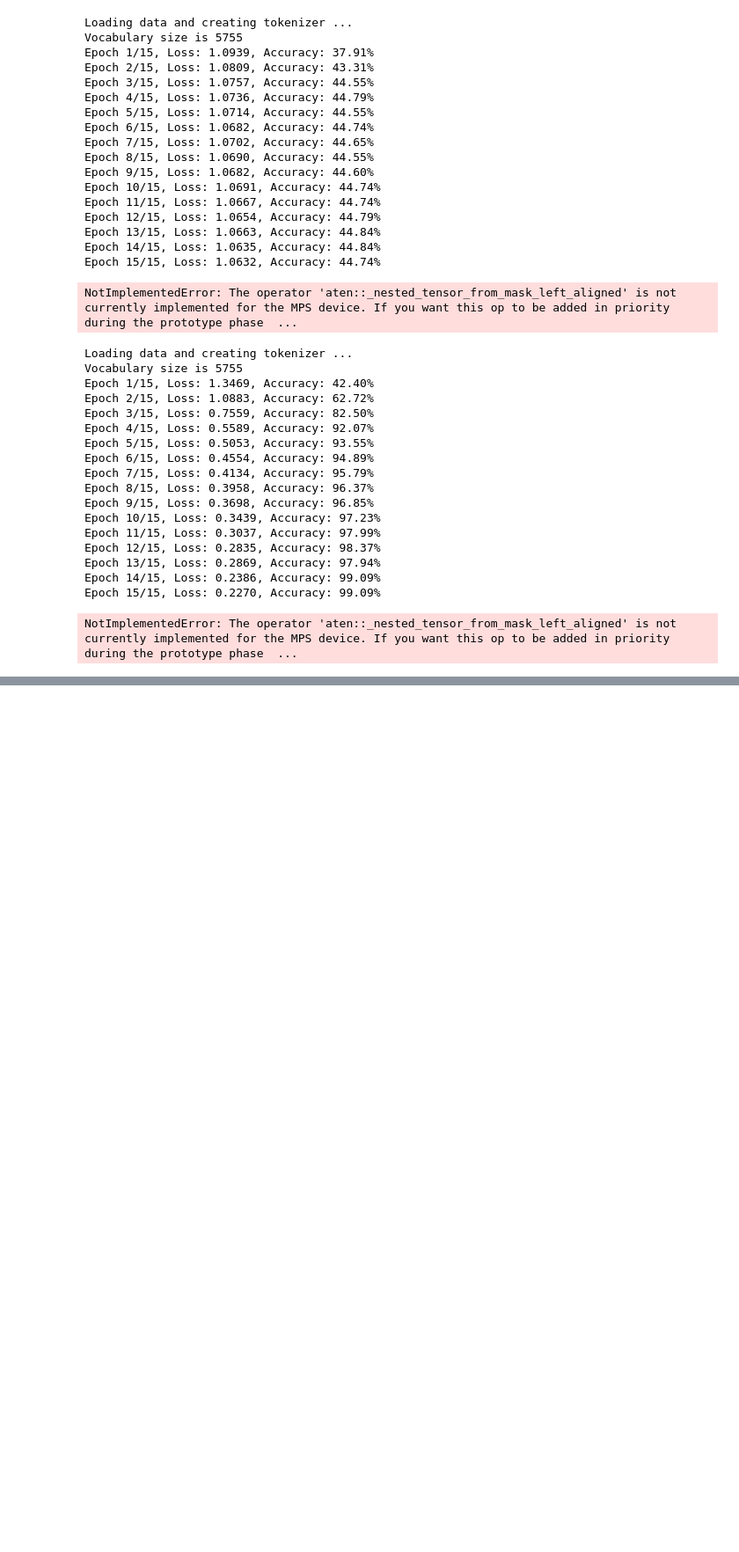
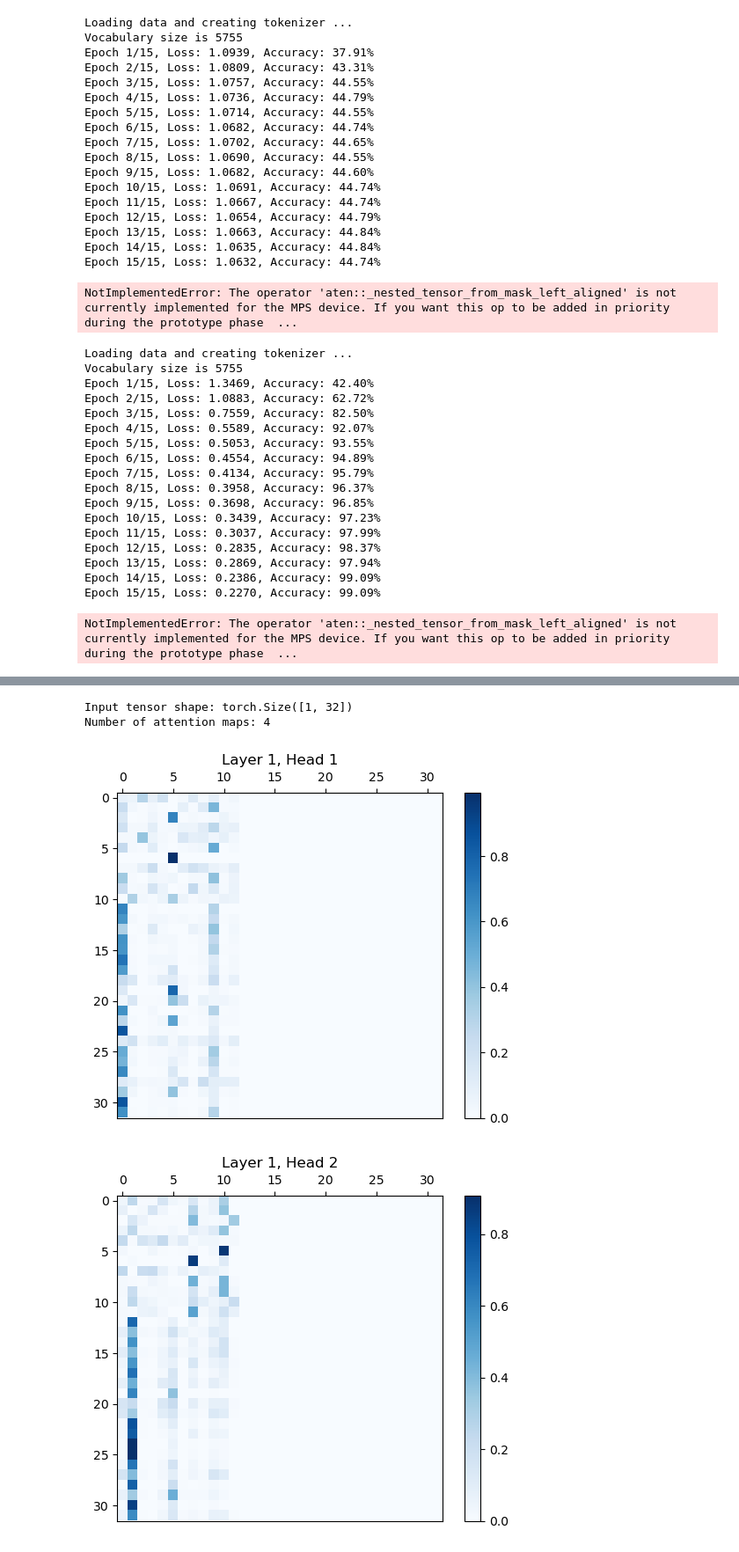
Before and after one commit to HZEmpire/CSE256_PA2_code, a Jupyter notebook: test.ipynb, the cells around one changed output, grey strips where cells are left out. Shown at 88% size. Drawn from its saved outputs; the diff is of its cells as text; code cells hidden in the pictures; blank space fills up the shorter version.

```diff
--- a/test.ipynb
+++ b/test.ipynb
@@ -666,0 +870,74 @@ RuntimeError: The size of tensor a (29) must match the size of tensor b (32) at
+# %%
+
+import matplotlib.pyplot as plt
+import torch
+
+class Utilities:
+    def __init__(self, tokenizer, model):
+        self.tokenizer = tokenizer
+        self.model = model
+
+    def sanity_check(self, sentence, block_size):
+        # Encode the sentence using the tokenizer
+        wordids = self.tokenizer.encode(sentence)
+
+        # Prepare the padded input for the model
+        padded_sentence = wordids[:block_size] + [0] * (block_size - len(wordids))
+        input_tensor = torch.tensor(padded_sentence, dtype=torch.long).unsqueeze(0)
+
+        # Move the input tensor to the same device as the model
+        device = next(self.model.parameters()).device
+        input_tensor = input_tensor.to(device)
+
+        # Create attention mask
+        attention_mask = (input_tensor != 0).float().to(device)
+
+        # Display input tensor shape
+        print("Input tensor shape:", input_tensor.shape)
+
+        # Process the input tensor through the encoder model with attention mask
+        _, attn_maps = self.model(input_tensor, mask=attention_mask)
+
+        # Display the number of attention maps (number of layers)
+        print("Number of attention maps:", len(attn_maps))
+
+        # Visualize and save the attention maps
+        for j, attn_map in enumerate(attn_maps):
+            att_map = attn_map.squeeze(0).detach()  # Remove batch dimension, shape: (n_head, seq_len, seq_len)
+            n_head = att_map.shape[0]
+
+            # Iterate over each attention head
+            for h in range(n_head):
+                head_attn = att_map[h]  # Shape: (seq_len, seq_len)
+
+                # Check if the attention probabilities sum to 1 over rows
+                total_prob_over_rows = torch.sum(head_attn, dim=1)
+                if torch.any(total_prob_over_rows < 0.99) or torch.any(total_prob_over_rows > 1.01):
+                    print(f"Failed normalization test in layer {j + 1}, head {h + 1}: probabilities do not sum to 1.0 over rows")
+                    print("Total probability over rows:", total_prob_over_rows.cpu().numpy())
+
+                # Move attention map to CPU and convert to NumPy array
+                head_attn_numpy = head_attn.cpu().numpy()
+
+                # Create a heatmap of the attention map
+                fig, ax = plt.subplots()
+                cax = ax.imshow(head_attn_numpy, cmap='Blues', interpolation='nearest')
+                ax.xaxis.tick_top()
+                fig.colorbar(cax, ax=ax)
+                plt.title(f"Layer {j + 1}, Head {h + 1}")
+
+                # Save the plot
+                plt.savefig(f"attention_map_layer{j + 1}_head{h + 1}.png")
+
+                # Show the plot
+                plt.show()
+
+
+utilities = Utilities(tokenizer, encoder)
+sentence = "This assignment is interesting but time-consuming, making me feel tired."
+utilities.sanity_check(sentence, block_size)
+# %% [output]
+Input tensor shape: torch.Size([1, 32])
+Number of attention maps: 4
+[figure, added]
+[figure, added]
```
Also changed, not shown: parts of 4 cells of this notebook, 3 other files.
